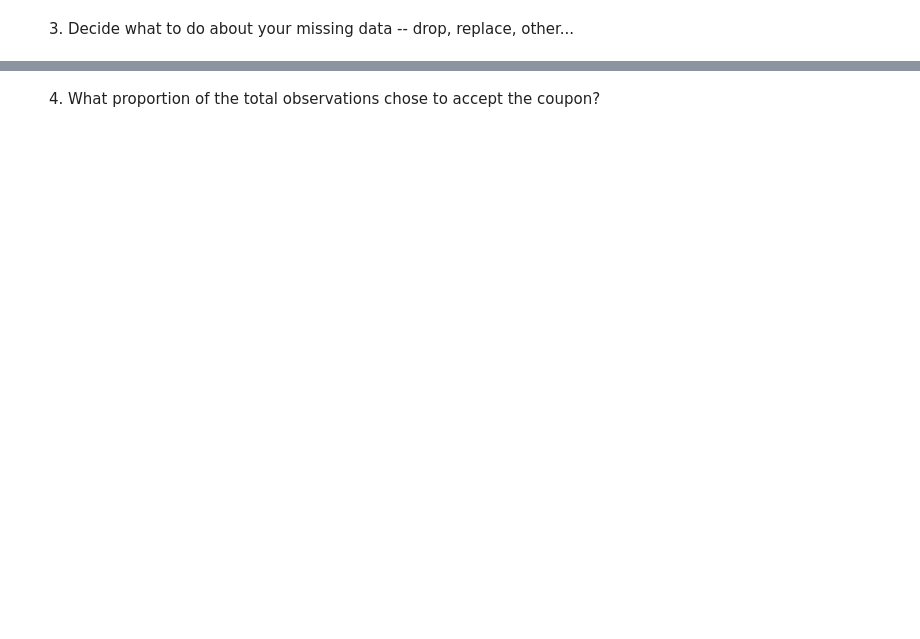
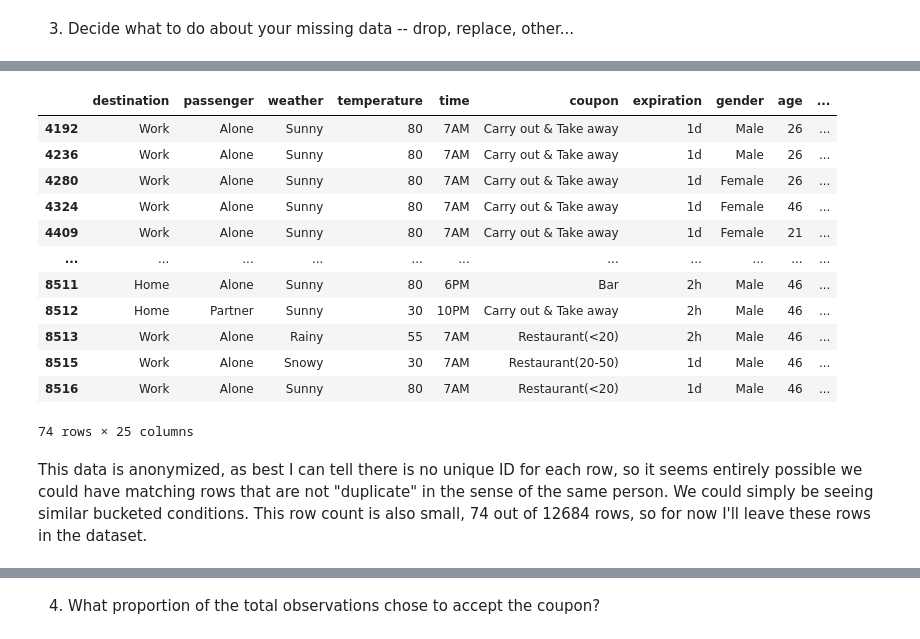
Before and after one commit to tophburns/assignment_5_1, a Jupyter notebook: prompt.ipynb, the cells around one changed output, grey strips where cells are left out. Saved outputs shown, nothing was run; the diff lists cells and outputs as text; code cells hidden in the pictures; blank space fills up the shorter version.

```diff
--- a/prompt.ipynb
+++ b/prompt.ipynb
@@ -227,0 +322,4 @@ Name: count, dtype: int64
+# %%
+# Any duplicate rows?
+dups = df[df.duplicated()]
+dups.info()
@@ -227,0 +344,18 @@ Name: count, dtype: int64
+# %%
+dups
+# %% [output]
+|  | destination | passenger | weather | temperature | time | coupon | expiration | gender | age | ... |
+| 4192 | Work | Alone | Sunny | 80 | 7AM | Carry out & Take away | 1d | Male | 26 | ... |
+| 4236 | Work | Alone | Sunny | 80 | 7AM | Carry out & Take away | 1d | Male | 26 | ... |
+| 4280 | Work | Alone | Sunny | 80 | 7AM | Carry out & Take away | 1d | Female | 26 | ... |
+| 4324 | Work | Alone | Sunny | 80 | 7AM | Carry out & Take away | 1d | Female | 46 | ... |
+| 4409 | Work | Alone | Sunny | 80 | 7AM | Carry out & Take away | 1d | Female | 21 | ... |
+| ... | ... | ... | ... | ... | ... | ... | ... | ... | ... | ... |
+| 8511 | Home | Alone | Sunny | 80 | 6PM | Bar | 2h | Male | 46 | ... |
+| 8512 | Home | Partner | Sunny | 30 | 10PM | Carry out & Take away | 2h | Male | 46 | ... |
+| 8513 | Work | Alone | Rainy | 55 | 7AM | Restaurant(<20) | 2h | Male | 46 | ... |
+| 8515 | Work | Alone | Snowy | 30 | 7AM | Restaurant(20-50) | 1d | Male | 46 | ... |
+| 8516 | Work | Alone | Sunny | 80 | 7AM | Restaurant(<20) | 1d | Male | 46 | ... |
+74 rows × 25 columns
+# %% [markdown]
+This data is anonymized, as best I can tell there is no unique ID for each row, so it seems entirely possible we could have matching rows that are not "duplicate" in the sense of the same person. We could simply be seeing similar bucketed conditions. This row count is also small, 74 out of 12684 rows, so for now I'll leave these rows in the dataset.
```
Also changed, not shown: parts of 36 cells of this notebook.
